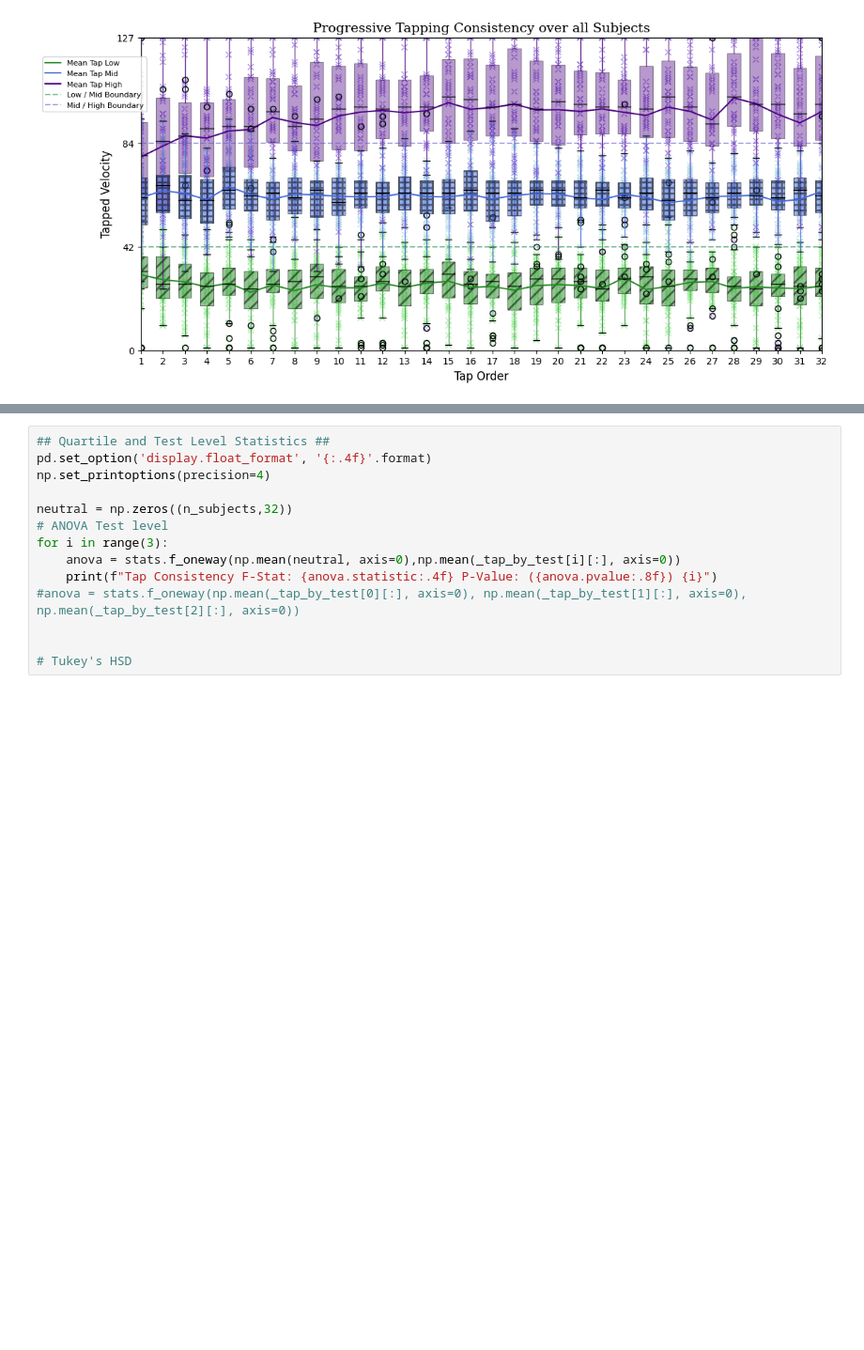
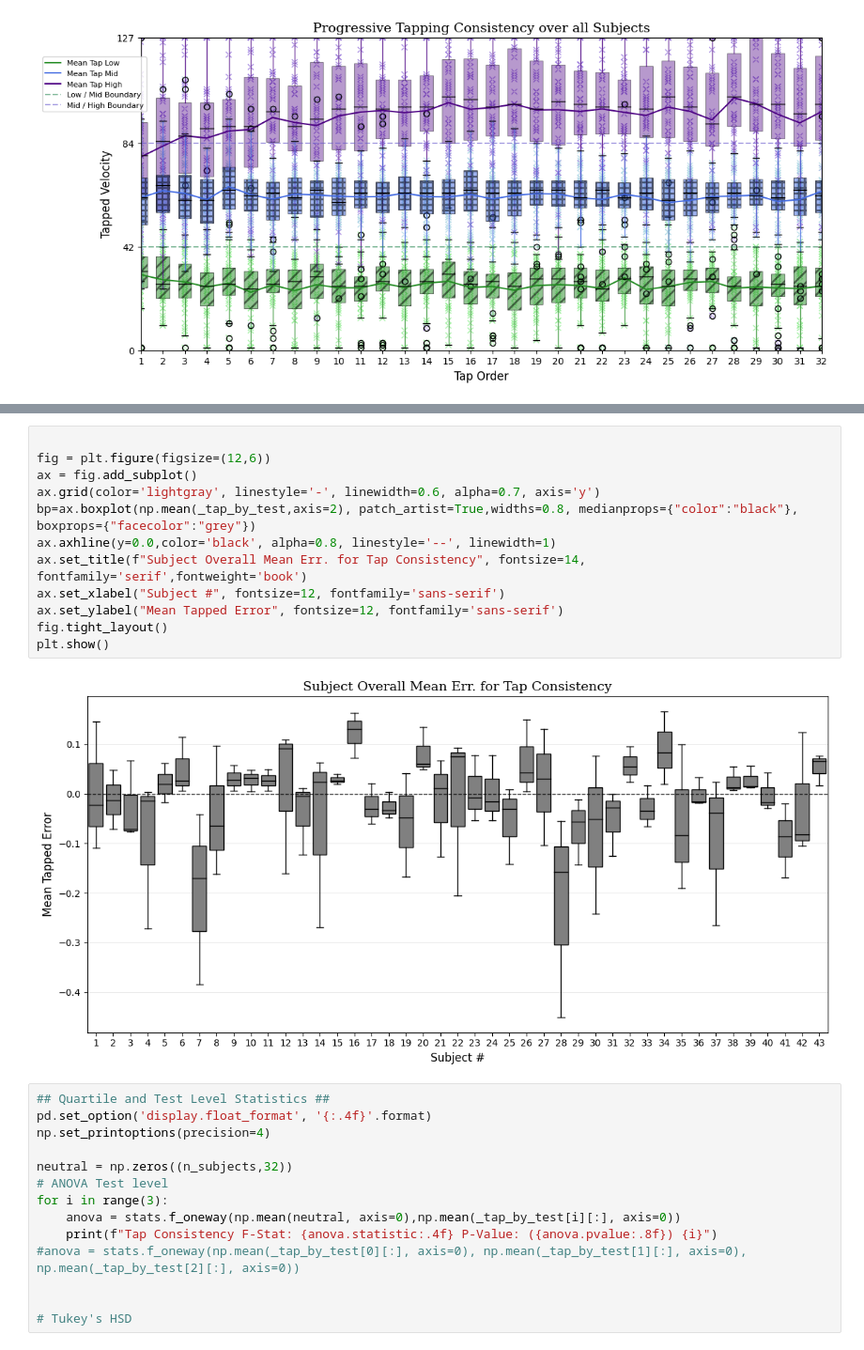
Before and after one commit to peter-clark/investigating-human-tapping-behavior-polyphonic-rhythms, a Jupyter notebook: 5-Tapping_Force-Consistency_and_Precision.ipynb, the cells around one changed output, grey strips where cells are left out. Shown at 94% size. Saved outputs shown, nothing was run; the diff lists cells and outputs as text; blank space fills up the shorter version.

```diff
--- a/5-Tapping_Force-Consistency_and_Precision.ipynb
+++ b/5-Tapping_Force-Consistency_and_Precision.ipynb
@@ -216,3 +216,17 @@ plt.show()
+# %%
+
+fig = plt.figure(figsize=(12,6))
+ax = fig.add_subplot()
+ax.grid(color='lightgray', linestyle='-', linewidth=0.6, alpha=0.7, axis='y')
+bp=ax.boxplot(np.mean(_tap_by_test,axis=2), patch_artist=True,widths=0.8, medianprops={"color":"black"}, boxprops={"facecolor":"grey"})
+ax.axhline(y=0.0,color='black', alpha=0.8, linestyle='--', linewidth=1)
+ax.set_title(f"Subject Overall Mean Err. for Tap Consistency", fontsize=14, fontfamily='serif',fontweight='book')
+ax.set_xlabel("Subject #", fontsize=12, fontfamily='sans-serif')
+ax.set_ylabel("Mean Tapped Error", fontsize=12, fontfamily='sans-serif')
+fig.tight_layout()
+plt.show()
+# %% [output]
+[figure, added]
 # %%
 ## Quartile and Test Level Statistics ##
 pd.set_option('display.float_format', '{:.4f}'.format)
```
Also changed, not shown: parts of 2 cells of this notebook.
